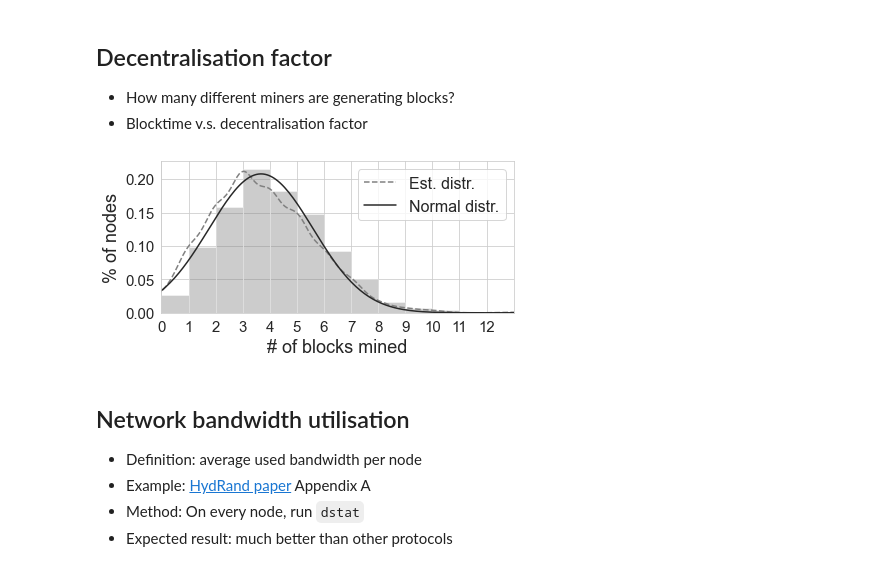
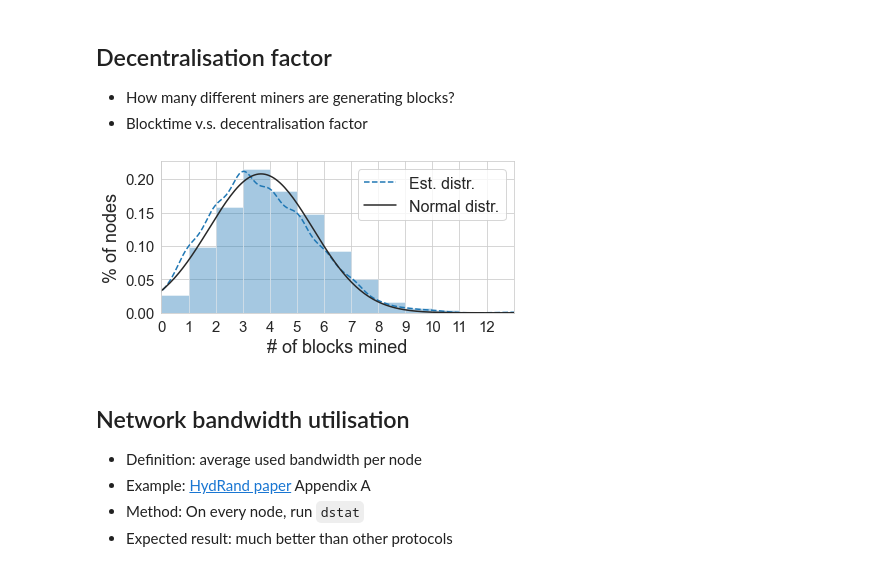
Before and after one commit to rand-chain/rust-randchain-prototype, a Jupyter notebook: evaluation/analysis.ipynb, the cells around one changed output. Cells and saved outputs as stored; diff of their text form; code cells hidden in the pictures.

```diff
--- a/evaluation/analysis.ipynb
+++ b/evaluation/analysis.ipynb
@@ -183,35 +183,35 @@ def get_dec_fac(blocktime, num_nodes, num_miners, long=False):
         for block, blkdata in blocks_mined.items():
             if block in blocks_received.keys() and ('dead-end' not in blocks_received[block].keys() or blocks_received[block]['dead-end'] == True):
                 continue
             miner = blkdata['miner']
             if miner in miners_dict.keys():
                 miners_dict[miner] += 1
             else:
                 miners_dict[miner] = 1
 
     return miners_dict
 
 def plot_dec():
     miners_dict = get_dec_fac(1, 128, 8, True)
     miner_values = list(miners_dict.values())
     zero_miners = [0] * (1024 - len(miner_values))
     miner_values += zero_miners
 
     plt.figure(0, figsize=(6, 3))
-    ax = sns.distplot(miner_values, bins=13, fit=norm, color='grey', kde_kws={"ls": "dashed"})
+    ax = sns.distplot(miner_values, bins=13, fit=norm, kde_kws={"ls": "dashed"})
     ax.set_xlim([0, 13])
     ax.set_xlabel('# of blocks mined',fontsize=18)
     ax.set_ylabel('% of nodes',fontsize=18)
     ax.set_xticks(np.arange(0, 13))
     ax.tick_params(axis='both', which='major', labelsize=15)
     plt.legend(labels=['Est. distr.','Normal distr.'], fontsize=16)
     plt.tight_layout()
     plt.savefig('../../randchain-paper/paper/figs/dec-fac.pdf')
     plt.show()
 
 plot_dec()
 # %% [output]
-[figure, old version]
+[figure, new version]
 # %% [markdown]
 ## Network bandwidth utilisation
 
```
Also changed, not shown: parts of 3 cells of this notebook.
